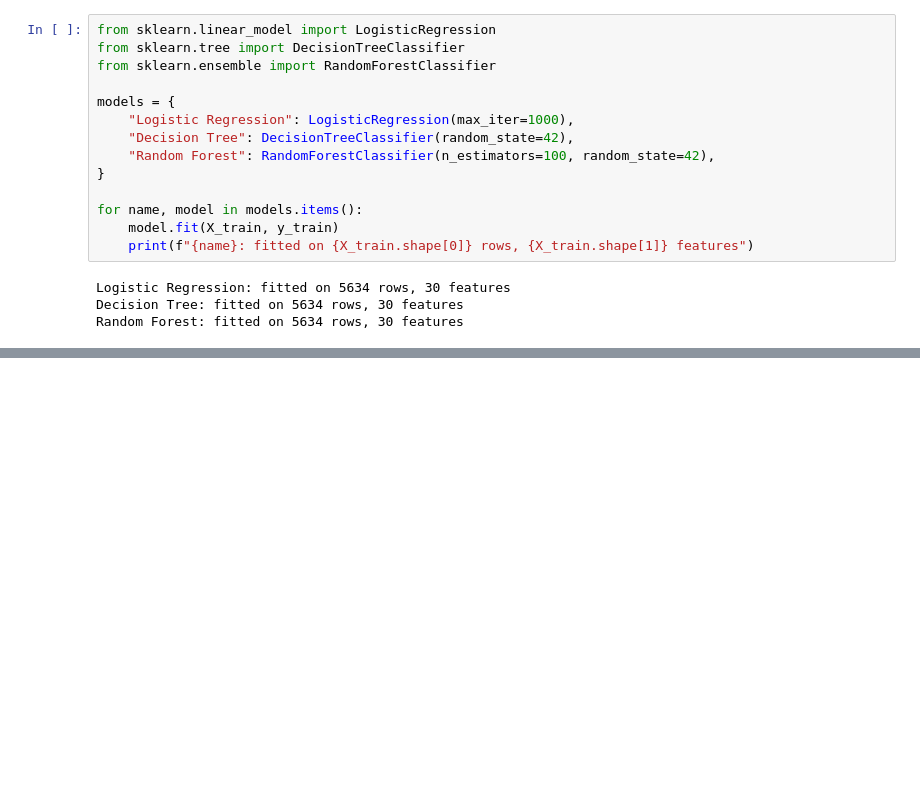
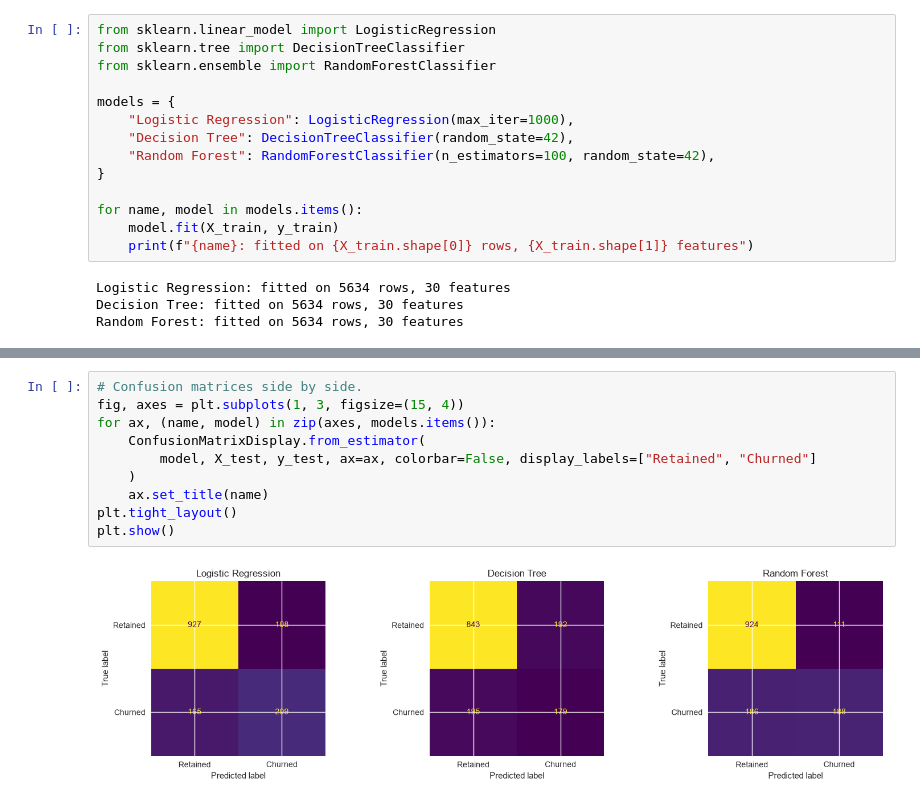
Before and after one commit to oscaroguledo/Customer-Churn-Predictor, a Jupyter notebook: data.ipynb, the cells around one changed output, grey strips where cells are left out. Cells and saved outputs as stored; diff of their text form; blank space fills up the shorter version.

```diff
--- a/data.ipynb
+++ b/data.ipynb
@@ -161,0 +211,12 @@ Random Forest: fitted on 5634 rows, 30 features
+# %%
+# Confusion matrices side by side.
+fig, axes = plt.subplots(1, 3, figsize=(15, 4))
+for ax, (name, model) in zip(axes, models.items()):
+    ConfusionMatrixDisplay.from_estimator(
+        model, X_test, y_test, ax=ax, colorbar=False, display_labels=["Retained", "Churned"]
+    )
+    ax.set_title(name)
+plt.tight_layout()
+plt.show()
+# %% [output]
+[figure, added]
```
Also changed, not shown: parts of 4 cells of this notebook.
